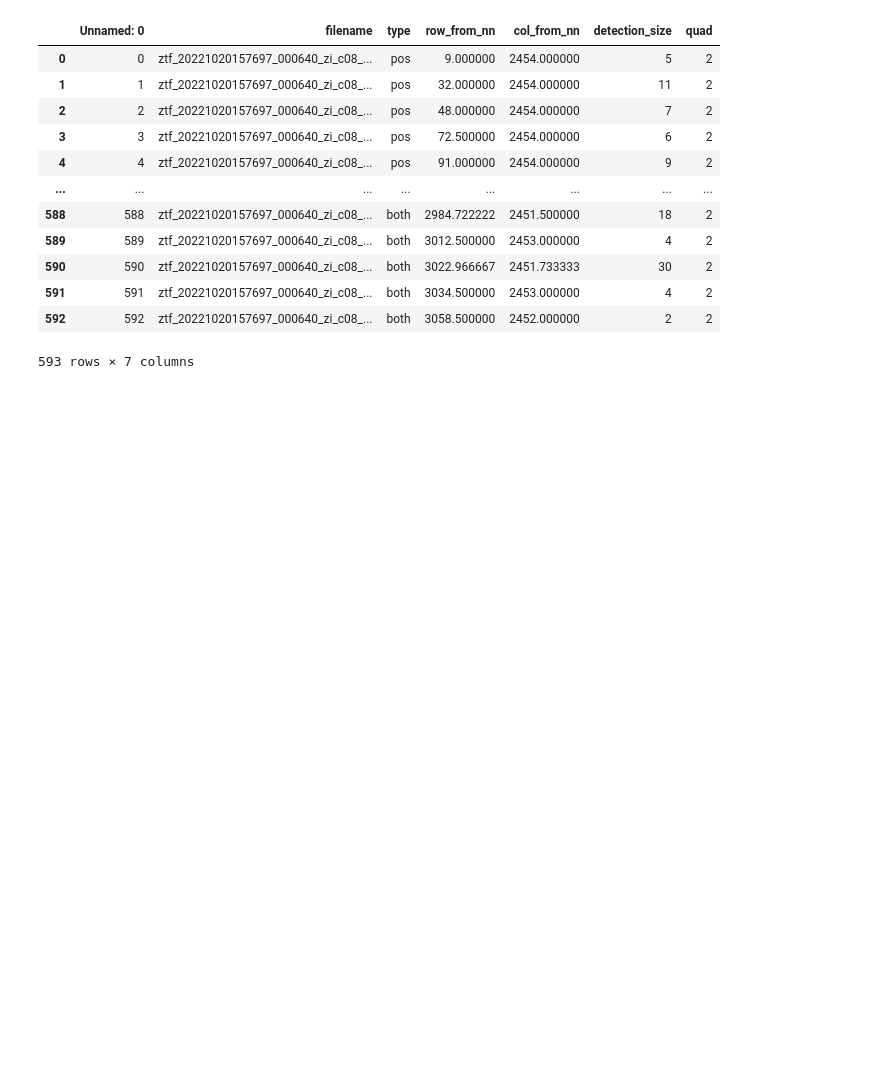
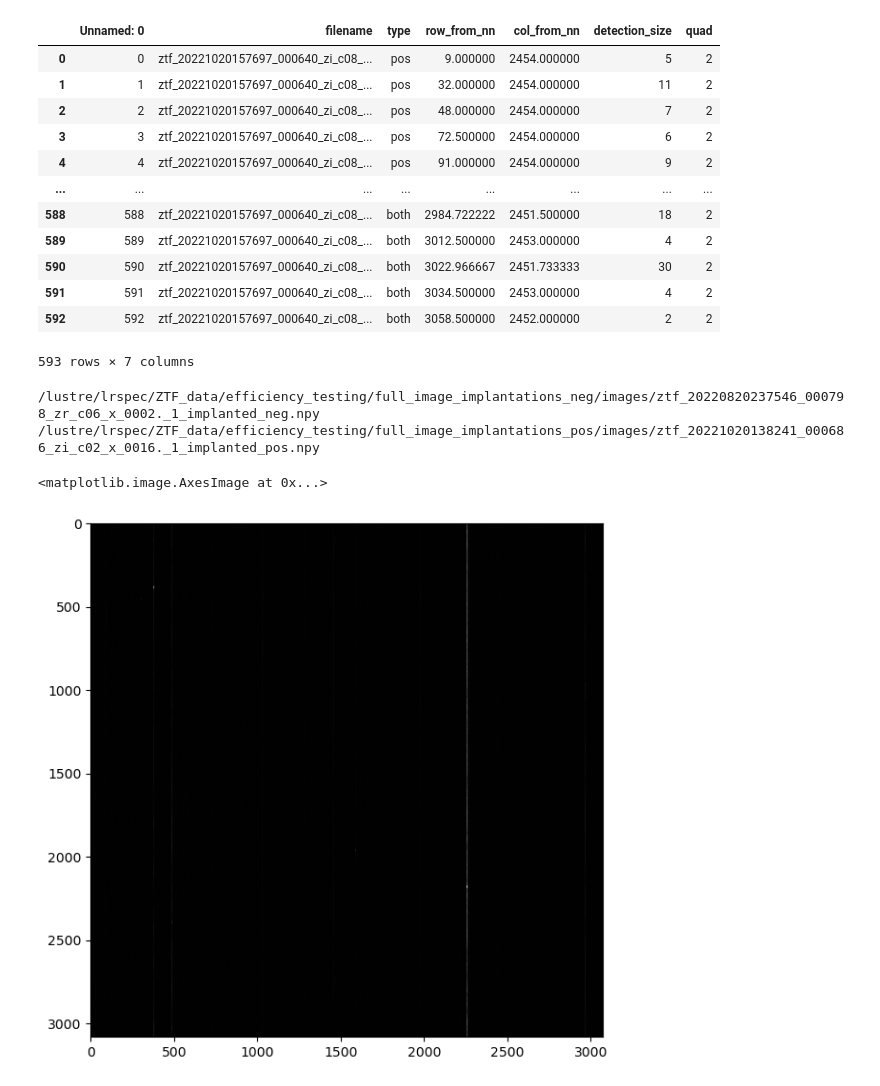
Before and after one commit to SHDaniels/Continuous-Readout-Image-Transient-Detection-with-CNNs, a Jupyter notebook: check_diff_flip.ipynb, the cells around one changed output. Saved outputs shown, nothing was run; the diff lists cells and outputs as text; code cells hidden in the pictures; blank space fills up the shorter version.

```diff
--- a/check_diff_flip.ipynb
+++ b/check_diff_flip.ipynb
@@ -245,3 +249,57 @@ df2
 | 591 | 591 | ztf_20221020157697_000640_zi_c08_... | both | 3034.500000 | 2453.000000 | 4 | 2 |
 | 592 | 592 | ztf_20221020157697_000640_zi_c08_... | both | 3058.500000 | 2452.000000 | 2 | 2 |
 593 rows × 7 columns
+# %%
+data_direcs = [
+    "/lustre/lrspec/ZTF_data/efficiency_testing/full_image_implantations_neg/images/", "/lustre/lrspec/ZTF_data/efficiency_testing/full_image_implantations_pos/images/"
+    ]
+
+save_direcs = [
+        "/lustre/lrspec/ZTF_data/efficiency_testing/full_image_implantations_neg/presdarrays_flipped/", "/lustre/lrspec/ZTF_data/efficiency_testing/full_image_implantations_pos/presdarrays_flipped/"
+]
+
+
+for j in range(len(data_direcs)):
+    data_direc = data_direcs[j]
+    save_direc = save_direcs[j]
+    wid = 10
+    abst_thr = 0.9999
+    fpath_extractions_save = save_direc
+
+
+    for i, file in enumerate(os.listdir(data_direc)):
+        image_filename = os.fsdecode(file)
+        filename_start = image_filename[:40]
+        # real_image_filename = filename_start + "fits.fz"
+        image_filename_full = data_direc + image_filename
+        if os.path.isfile( #if it already exists
+            fpath_extractions_save
+            + str(filename_start)
+            + "_extraction_predsarray_"
+            + str(1)
+            + "_predsarray.npy"
+        ):
+            print("skipping ", filename_start)
+            continue
+
+        print(image_filename_full)
+        file1_array = np.load(image_filename_full)
+        norm = (file1_array - np.min(file1_array)) / (
+            np.max(file1_array) - np.min(file1_array)
+        )
+        image = norm
+        path = (
+            fpath_extractions_save
+            + str(filename_start)
+            + "_extraction_predsarray_"
+            + str(1)
+        )
+        break
+# %% [output]
+/lustre/lrspec/ZTF_data/efficiency_testing/full_image_implantations_neg/images/ztf_20220820237546_000798_zr_c06_x_0002._1_implanted_neg.npy
+/lustre/lrspec/ZTF_data/efficiency_testing/full_image_implantations_pos/images/ztf_20221020138241_000686_zi_c02_x_0016._1_implanted_pos.npy
+# %%
+plt.imshow(image)
+# %% [output]
+<matplotlib.image.AxesImage at 0x...>
+[figure, added]
```
Also changed, not shown: parts of 8 cells of this notebook, 23 other files.
